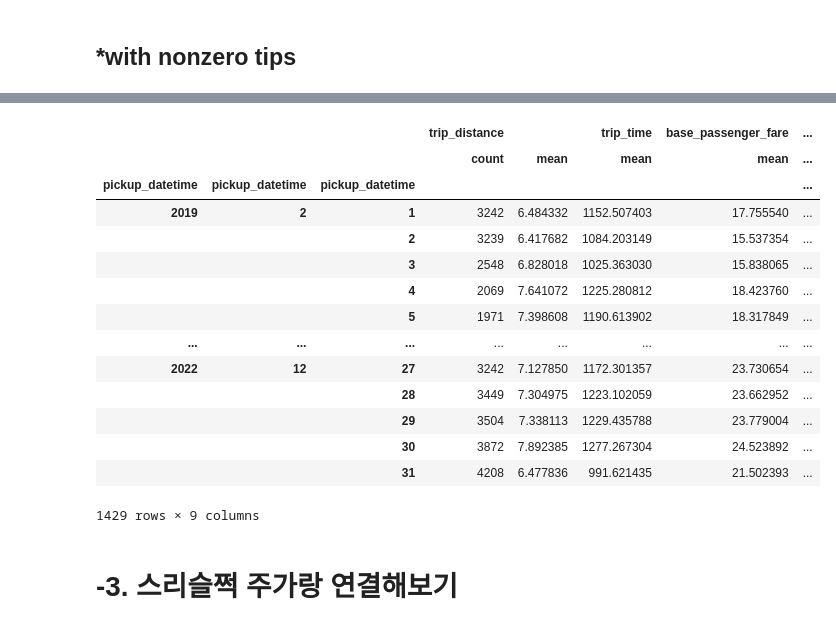
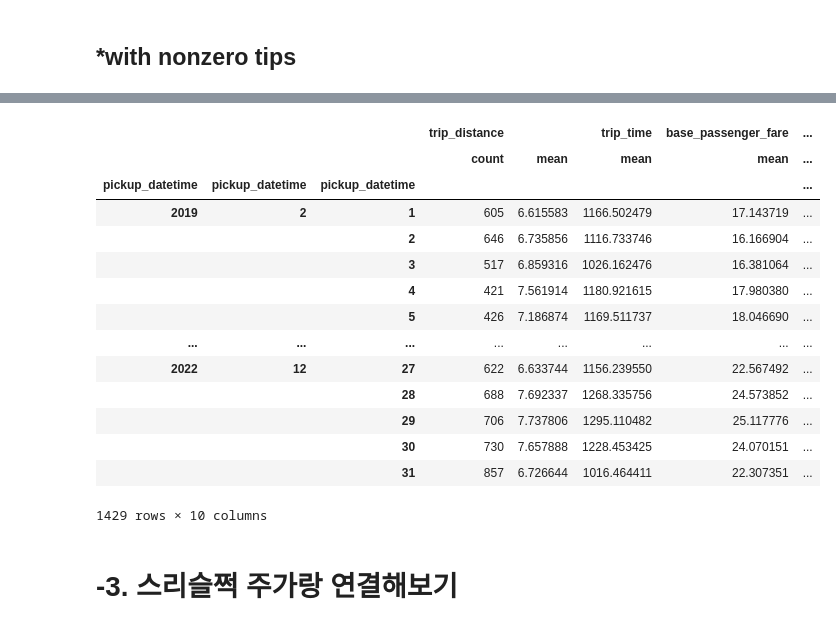
Before and after one commit to MixGolem0430/uber_research, a Jupyter notebook: fhvhv_regression.ipynb, the cells around one changed output, grey strips where cells are left out. Saved outputs shown, nothing was run; the diff lists cells and outputs as text; code cells hidden in the pictures.

```diff
--- a/fhvhv_regression.ipynb
+++ b/fhvhv_regression.ipynb
@@ -55,7 +55,7 @@ for file in tqdm(fhvhv_list):
                                        'trip_time', 'base_passenger_fare', 'tolls', 'bcf', 'sales_tax',
                                        'congestion_surcharge', 'airport_fee', 'tips', 'driver_pay',
                                        'average_speed'])
-    each_data_sampled = each_data.sample(frac=0.05)
+    each_data_sampled = each_data.sample(frac=0.01)
     data_samples.append(each_data_sampled)
     del each_data
     del each_data_sampled
@@ -215,29 +243,32 @@ uber_sample_with_tip
 # %%
 uber_daily_with_tip = uber_sample_with_tip.groupby([uber_sample_with_tip.pickup_datetime.dt.year,
                                                     uber_sample_with_tip.pickup_datetime.dt.month,
                                                     uber_sample_with_tip.pickup_datetime.dt.day]).agg({'trip_distance':['count','mean'],
                                                                                                       'trip_time':'mean',
                                                                                                       'base_passenger_fare':'mean',
                                                                                                       'tips':'mean',
                                                                                                        'tip_rate':['min','max','mean'],
-                                                                                                       'driver_pay':'mean'})
+                                                                                                       'driver_pay':'mean',
+                                                                                                      'average_speed':'mean'})
+
+
 uber_daily_with_tip
 # %% [output]
 |  |  |  | trip_distance |  | trip_time | base_passenger_fare | ... |
 |  |  |  | count | mean | mean | mean | ... |
 | pickup_datetime | pickup_datetime | pickup_datetime |  |  |  |  | ... |
-| 2019 | 2 | 1 | 3242 | 6.484332 | 1152.507403 | 17.755540 | ... |
-|  |  | 2 | 3239 | 6.417682 | 1084.203149 | 15.537354 | ... |
-|  |  | 3 | 2548 | 6.828018 | 1025.363030 | 15.838065 | ... |
-|  |  | 4 | 2069 | 7.641072 | 1225.280812 | 18.423760 | ... |
-|  |  | 5 | 1971 | 7.398608 | 1190.613902 | 18.317849 | ... |
+| 2019 | 2 | 1 | 605 | 6.615583 | 1166.502479 | 17.143719 | ... |
+|  |  | 2 | 646 | 6.735856 | 1116.733746 | 16.166904 | ... |
+|  |  | 3 | 517 | 6.859316 | 1026.162476 | 16.381064 | ... |
+|  |  | 4 | 421 | 7.561914 | 1180.921615 | 17.980380 | ... |
+|  |  | 5 | 426 | 7.186874 | 1169.511737 | 18.046690 | ... |
 | ... | ... | ... | ... | ... | ... | ... | ... |
-| 2022 | 12 | 27 | 3242 | 7.127850 | 1172.301357 | 23.730654 | ... |
-|  |  | 28 | 3449 | 7.304975 | 1223.102059 | 23.662952 | ... |
-|  |  | 29 | 3504 | 7.338113 | 1229.435788 | 23.779004 | ... |
-|  |  | 30 | 3872 | 7.892385 | 1277.267304 | 24.523892 | ... |
-|  |  | 31 | 4208 | 6.477836 | 991.621435 | 21.502393 | ... |
+| 2022 | 12 | 27 | 622 | 6.633744 | 1156.239550 | 22.567492 | ... |
+|  |  | 28 | 688 | 7.692337 | 1268.335756 | 24.573852 | ... |
+|  |  | 29 | 706 | 7.737806 | 1295.110482 | 25.117776 | ... |
+|  |  | 30 | 730 | 7.657888 | 1228.453425 | 24.070151 | ... |
+|  |  | 31 | 857 | 6.726644 | 1016.464411 | 22.307351 | ... |
-1429 rows × 9 columns
+1429 rows × 10 columns
 # %% [markdown]
 # -3. 스리슬쩍 주가랑 연결해보기
 # %%
```
Also changed, not shown: parts of 32 cells of this notebook.
